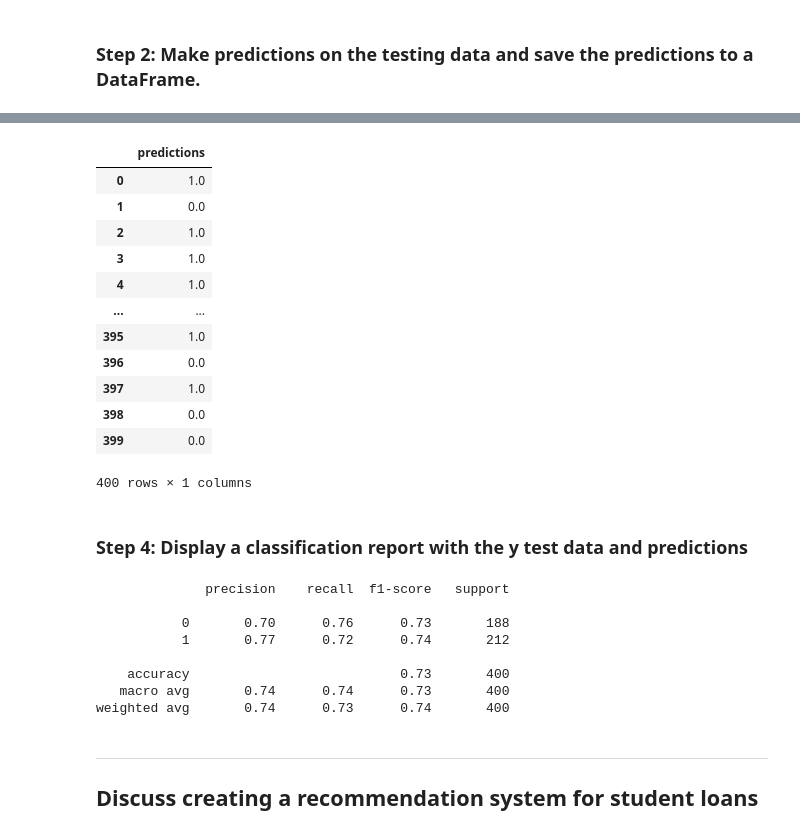
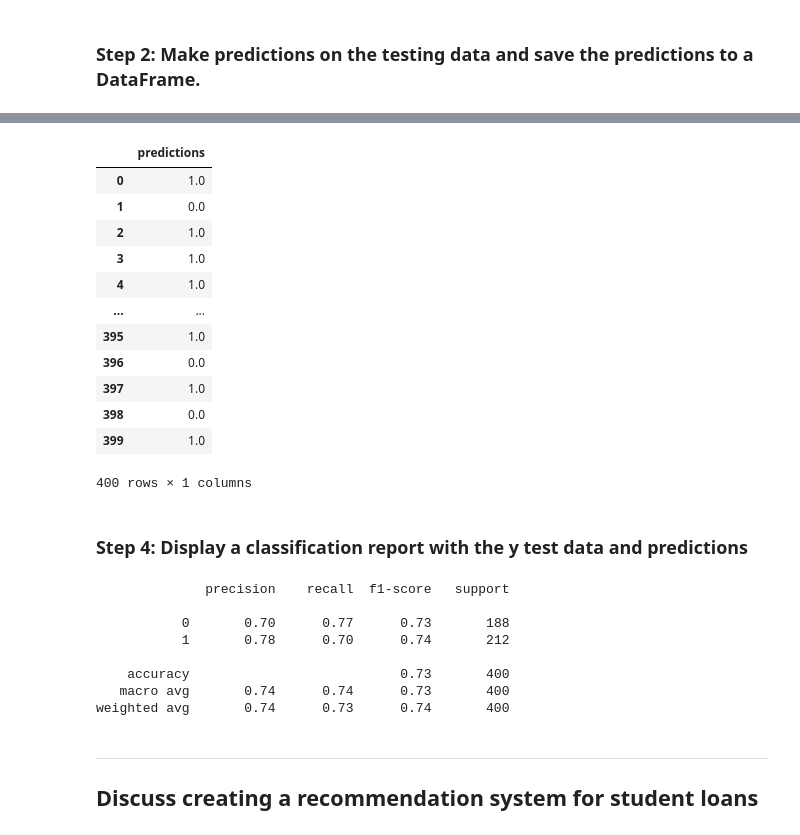
Before and after one commit to Actionscientist22/neural-network-challenge-1, a Jupyter notebook: student_loans_with_deep_learning.ipynb, the cells around one changed output, grey strips where cells are left out. Drawn from its saved outputs; the diff is of its cells as text; code cells hidden in the pictures.

```diff
--- a/student_loans_with_deep_learning.ipynb
+++ b/student_loans_with_deep_learning.ipynb
@@ -133,7 +133,7 @@ nn_model = tf.keras.models.Sequential()
 nn_model.add(tf.keras.layers.Dense(units=6, activation="relu", input_dim=number_of_features))
 
 # Add the second hidden layer
-nn_model.add(tf.keras.layers.Dense(units=6, activation="relu"))
+nn_model.add(tf.keras.layers.Dense(units=3, activation="relu"))
 
 # Add the output layer to the model specifying the number of output neurons and activation function
 nn_model.add(tf.keras.layers.Dense(units = 1, activation ="sigmoid"))
@@ -213,7 +216,8 @@ Loss: 0.5049149394035339, Accuracy: 0.7350000143051147
 ### Step 2: Make predictions on the testing data and save the predictions to a DataFrame.
 # %%
 # Make predictions with the test data
-
+predictions = nn_model.predict(X_test_scaled,verbose=2)
 
 # Display a sample of the predictions
+predictions
 # %% [output]
@@ -226,28 +242,32 @@ array([[0.63573396],
 # %%
 # Save the predictions to a DataFrame and round the predictions to binary results
+predictions_df = pd.DataFrame(columns=["predictions"], data=predictions)
+predictions_df["predictions"] = round(predictions_df["predictions"],0)
+predictions_df
 # %% [output]
 |  | predictions |
 | 0 | 1.0 |
 | 1 | 0.0 |
 | 2 | 1.0 |
 | 3 | 1.0 |
 | 4 | 1.0 |
 | ... | ... |
 | 395 | 1.0 |
 | 396 | 0.0 |
 | 397 | 1.0 |
 | 398 | 0.0 |
-| 399 | 0.0 |
+| 399 | 1.0 |
 400 rows × 1 columns
 # %% [markdown]
 ### Step 4: Display a classification report with the y test data and predictions
 # %%
 # Print the classification report with the y test data and predictions
+print(classification_report(y_test, predictions_df["predictions"].values))
 # %% [output]
               precision    recall  f1-score   support
 
-           0       0.70      0.76      0.73       188
-           1       0.77      0.72      0.74       212
+           0       0.70      0.77      0.73       188
+           1       0.78      0.70      0.74       212
 
     accuracy                           0.73       400
    macro avg       0.74      0.74      0.73       400
```
Also changed, not shown: parts of 7 cells of this notebook.
